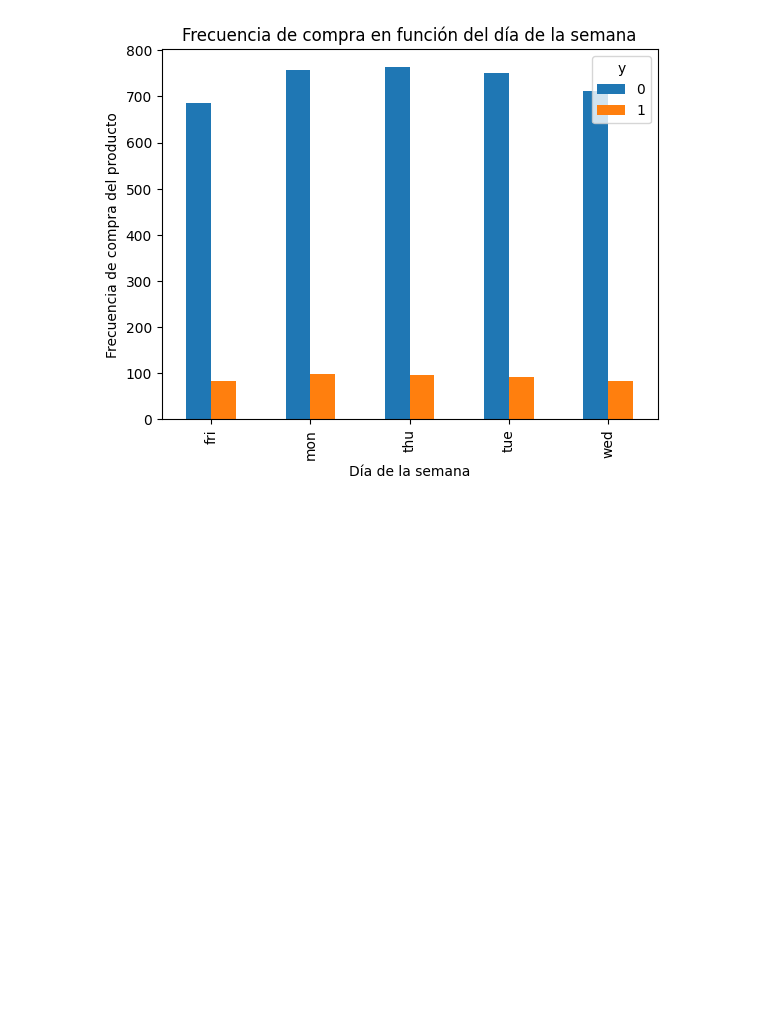
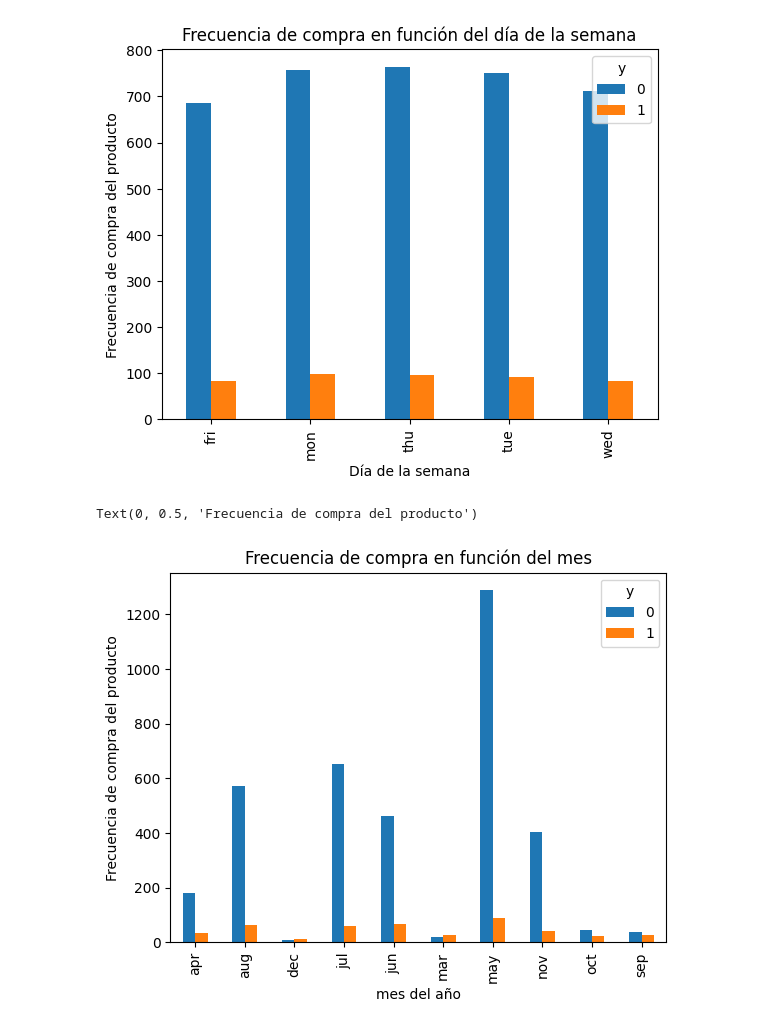
Before and after one commit to majandro1026/python_personal, a Jupyter notebook: mis_NB/python_scripts/Notebooks/NB4-regresionLogistica.ipynb, the cells around one changed output. Saved outputs shown, nothing was run; the diff lists cells and outputs as text; code cells hidden in the pictures; blank space fills up the shorter version.

```diff
--- a/mis_NB/python_scripts/Notebooks/NB4-regresionLogistica.ipynb
+++ b/mis_NB/python_scripts/Notebooks/NB4-regresionLogistica.ipynb
@@ -410,3 +410,12 @@ plt.ylabel("Frecuencia de compra del producto")
 # %% [output]
 Text(0, 0.5, 'Frecuencia de compra del producto')
 [figure]
+# %%
+%matplotlib inline
+pd.crosstab(data.month , data.y).plot(kind="bar")
+plt.title("Frecuencia de compra en función del mes")
+plt.xlabel("mes del año")
+plt.ylabel("Frecuencia de compra del producto")
+# %% [output]
+Text(0, 0.5, 'Frecuencia de compra del producto')
+[figure, added]
```
Also changed, not shown: parts of 2 cells of this notebook, 4 other files.
